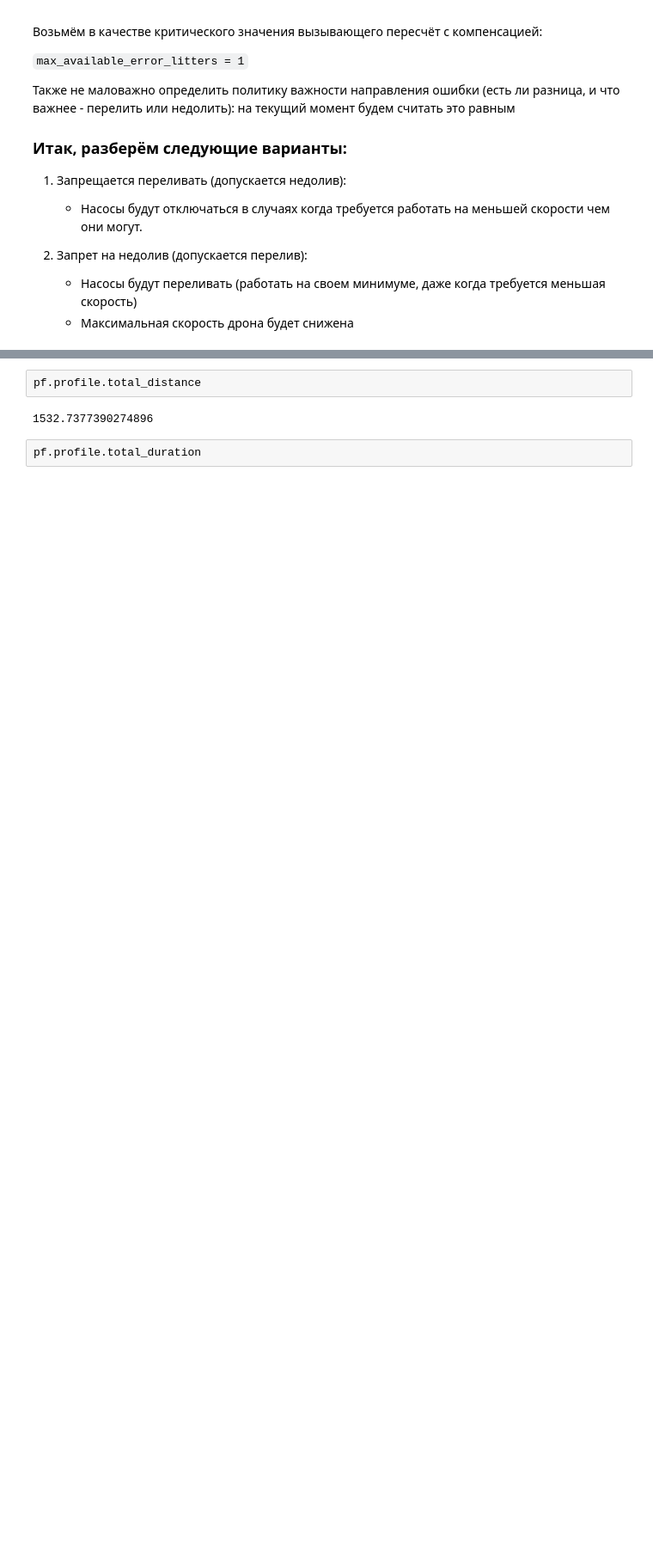
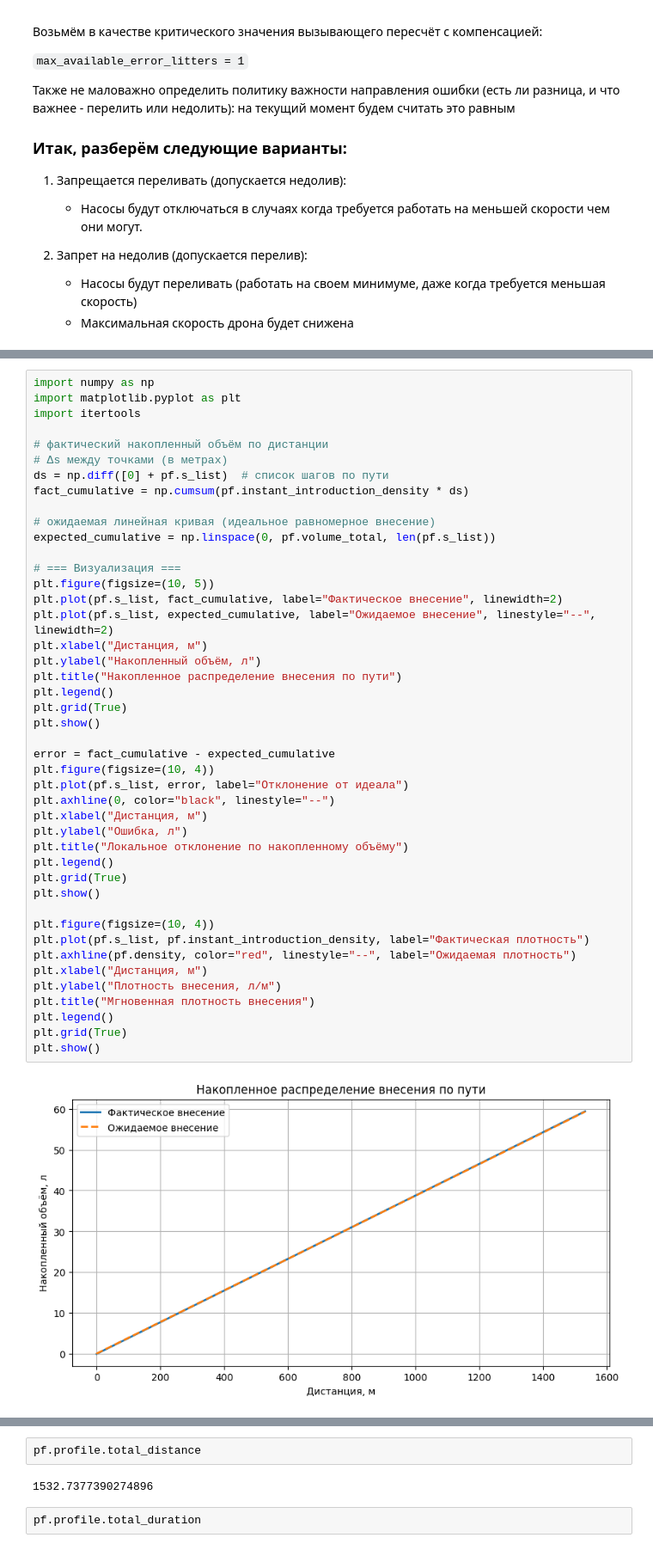
Before and after one commit to nodax-hub/Simulate, a Jupyter notebook: copmensate.ipynb, the cells around one changed output, grey strips where cells are left out. Shown at 86% size. Saved outputs shown, nothing was run; the diff lists cells and outputs as text; blank space fills up the shorter version.

```diff
--- a/copmensate.ipynb
+++ b/copmensate.ipynb
@@ -77,0 +68,46 @@ diff = -0.5363467644947989
+# %%
+import numpy as np
+import matplotlib.pyplot as plt
+import itertools
+
+# фактический накопленный объём по дистанции
+# Δs между точками (в метрах)
+ds = np.diff([0] + pf.s_list)  # список шагов по пути
+fact_cumulative = np.cumsum(pf.instant_introduction_density * ds)
+
+# ожидаемая линейная кривая (идеальное равномерное внесение)
+expected_cumulative = np.linspace(0, pf.volume_total, len(pf.s_list))
+
+# === Визуализация ===
+plt.figure(figsize=(10, 5))
+plt.plot(pf.s_list, fact_cumulative, label="Фактическое внесение", linewidth=2)
+plt.plot(pf.s_list, expected_cumulative, label="Ожидаемое внесение", linestyle="--", linewidth=2)
+plt.xlabel("Дистанция, м")
+plt.ylabel("Накопленный объём, л")
+plt.title("Накопленное распределение внесения по пути")
+plt.legend()
+plt.grid(True)
+plt.show()
+
+error = fact_cumulative - expected_cumulative
+plt.figure(figsize=(10, 4))
+plt.plot(pf.s_list, error, label="Отклонение от идеала")
+plt.axhline(0, color="black", linestyle="--")
+plt.xlabel("Дистанция, м")
+plt.ylabel("Ошибка, л")
+plt.title("Локальное отклонение по накопленному объёму")
+plt.legend()
+plt.grid(True)
+plt.show()
+
+plt.figure(figsize=(10, 4))
+plt.plot(pf.s_list, pf.instant_introduction_density, label="Фактическая плотность")
+plt.axhline(pf.density, color="red", linestyle="--", label="Ожидаемая плотность")
+plt.xlabel("Дистанция, м")
+plt.ylabel("Плотность внесения, л/м")
+plt.title("Мгновенная плотность внесения")
+plt.legend()
+plt.grid(True)
+plt.show()
+# %% [output]
+[figure, added]
```
Also changed, not shown: parts of 24 cells of this notebook, 3 other files.
